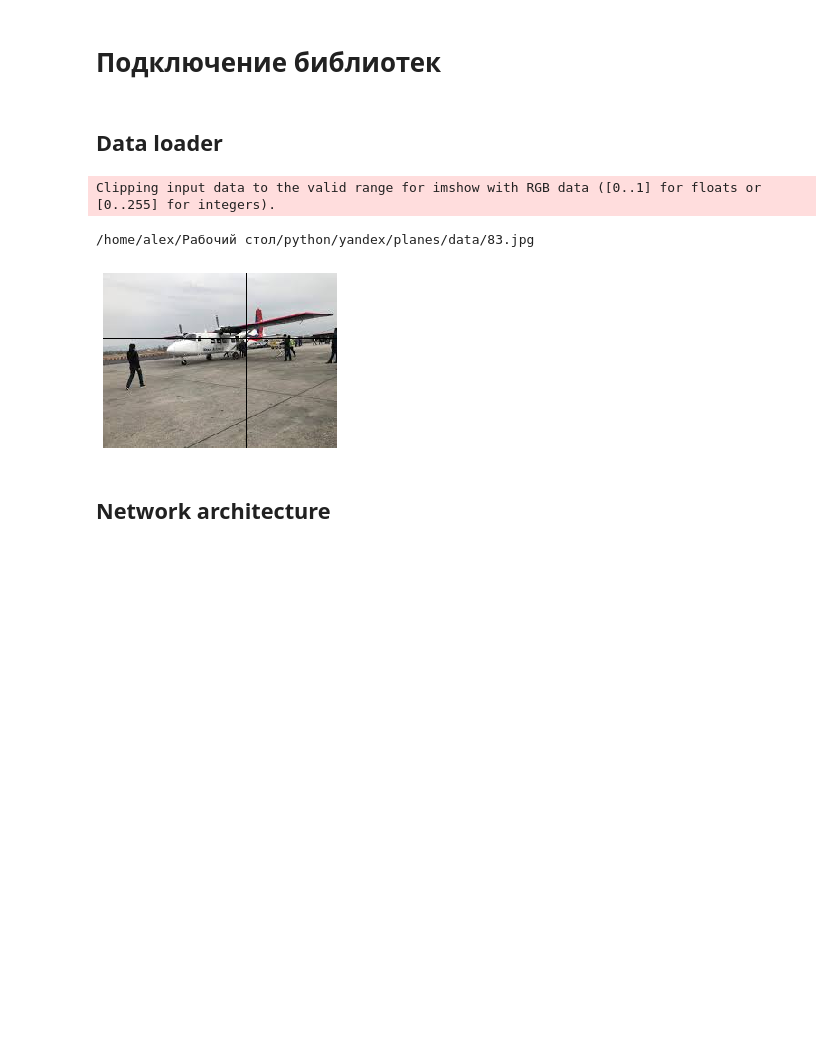
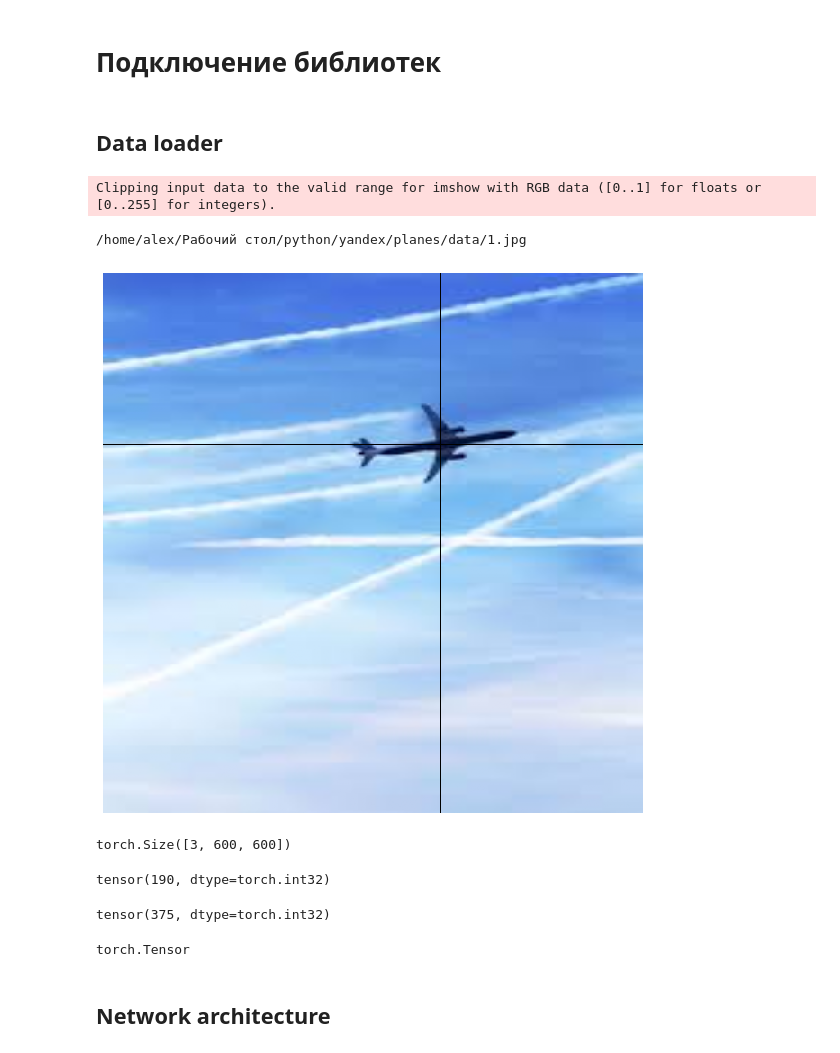
Before and after one commit to Chularev/study_cv, a Jupyter notebook: planes.ipynb, the cells around one changed output. Saved outputs shown, nothing was run; the diff lists cells and outputs as text; code cells hidden in the pictures; blank space fills up the shorter version.

```diff
--- a/planes.ipynb
+++ b/planes.ipynb
@@ -64,16 +65,27 @@ class PlanesDataset(Dataset):
         center_x =  int(x + (width / 2) )
         center_y = int(y + (height / 2) )
 
-        return {'image': image, 'xy': torch.IntTensor([center_x, center_y])}
+        shape = image.shape
+        image = self.transform(image)
+
+        center_x = center_x *  ( image.shape[2]/ shape[2] )
+        center_y = center_y * ( image.shape[1]/ shape[1] )
+
+
+        return {'image': image, 'xy': torch.IntTensor([center_x , center_y])}
 # %%
 def show_landmarks(image, landmarks):
     """Show image with landmarks"""
     plt.imshow(image)
     plt.scatter(landmarks[:, 0], landmarks[:, 1], s=10, marker='.', c='r')
     plt.pause(0.001)  # pause a bit so that plots are updated
+# %%
+transform = transforms.Compose([
+    transforms.Resize((600,600))
+])
 # %%
 planes_dataset = PlanesDataset(annotation_file='/home/alex/Рабочий стол/python/yandex/planes/labels.json',
-                                    root_dir='/home/alex/Рабочий стол/python/yandex/planes/data/')
+                                    root_dir='/home/alex/Рабочий стол/python/yandex/planes/data/',transform=transform)
 # %%
 def show_image(img_tensor):
     image = np.moveaxis(img_tensor.numpy(), 0, 2)
@@ -98,31 +110,39 @@ def show_image(img_tensor):
     plt.show()
 # %%
 try:
-    batch = planes_dataset[3]
+    batch = planes_dataset[8]
     img_tensor = batch['image']
     x = batch['xy'][0]
     y = batch['xy'][1]
     for i in range(0, img_tensor.size()[2]):
         img_tensor[:, y, i] = -1
 
     for i in range(0, img_tensor.size()[1]):
         img_tensor[:, i, x] = -1
 
     show_image(img_tensor)
 except ValueError:
     print("Oops!  That was no valid number.  Try again...")
 # %% [output]
 Clipping input data to the valid range for imshow with RGB data ([0..1] for floats or [0..255] for integers).
-/home/alex/Рабочий стол/python/yandex/planes/data/83.jpg
+/home/alex/Рабочий стол/python/yandex/planes/data/1.jpg
-[figure, old version]
+[figure, new version]
 # %%
 img_tensor.size()
+# %% [output]
+torch.Size([3, 600, 600])
 # %%
 y
+# %% [output]
+tensor(190, dtype=torch.int32)
 # %%
 x
+# %% [output]
+tensor(375, dtype=torch.int32)
 # %%
 type(x)
+# %% [output]
+torch.Tensor
 # %% [markdown]
 ## Network architecture
 # %%
```
Also changed, not shown: parts of 3 cells of this notebook.
